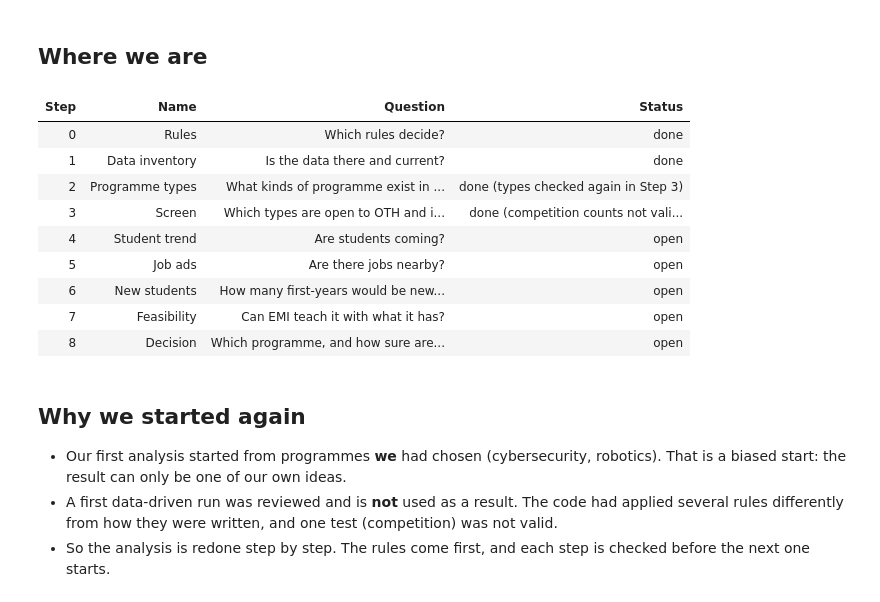
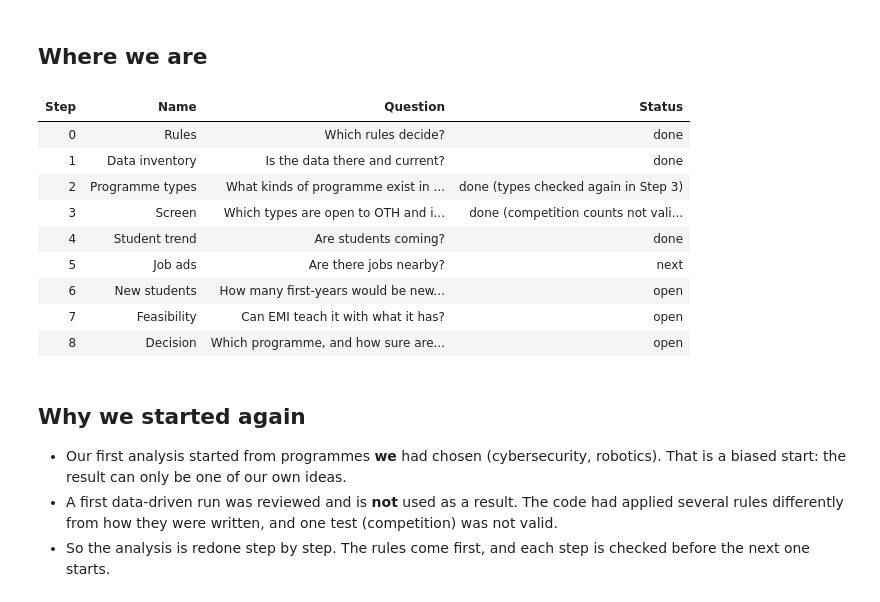
Before and after one commit to SomanthaManuranga/study-program-intelligence, a Jupyter notebook: notebooks/funnel_progress.ipynb, the cells around one changed output. Saved outputs shown, nothing was run; the diff lists cells and outputs as text; code cells hidden in the pictures.

```diff
--- a/notebooks/funnel_progress.ipynb
+++ b/notebooks/funnel_progress.ipynb
@@ -33,24 +33,24 @@ Rules loaded: 17 blocks - definitions, universe, text, similarity, discovery, po
 # %%
 STATUS = [   # updated after every finished step
     (0, "Rules", "Which rules decide?", "done"),
     (1, "Data inventory", "Is the data there and current?", "done"),
     (2, "Programme types", "What kinds of programme exist in Germany?", "done (types checked again in Step 3)"),
     (3, "Screen", "Which types are open to OTH and in EMI's field? How much competition is near?", "done (competition counts not validated)"),
-    (4, "Student trend", "Are students coming?", "open"),
-    (5, "Job ads", "Are there jobs nearby?", "open"),
+    (4, "Student trend", "Are students coming?", "done"),
+    (5, "Job ads", "Are there jobs nearby?", "next"),
     (6, "New students", "How many first-years would be new to OTH?", "open"),
     (7, "Feasibility", "Can EMI teach it with what it has?", "open"),
     (8, "Decision", "Which programme, and how sure are we?", "open"),
 ]
 show(pd.DataFrame(STATUS, columns=["Step", "Name", "Question", "Status"]))
 # %% [output]
 | Step | Name | Question | Status |
 | 0 | Rules | Which rules decide? | done |
 | 1 | Data inventory | Is the data there and current? | done |
 | 2 | Programme types | What kinds of programme exist in ... | done (types checked again in Step 3) |
 | 3 | Screen | Which types are open to OTH and i... | done (competition counts not vali... |
-| 4 | Student trend | Are students coming? | open |
-| 5 | Job ads | Are there jobs nearby? | open |
+| 4 | Student trend | Are students coming? | done |
+| 5 | Job ads | Are there jobs nearby? | next |
 | 6 | New students | How many first-years would be new... | open |
 | 7 | Feasibility | Can EMI teach it with what it has? | open |
 | 8 | Decision | Which programme, and how sure are... | open |
```
Also changed, not shown: parts of 7 cells of this notebook, 2 other files.
